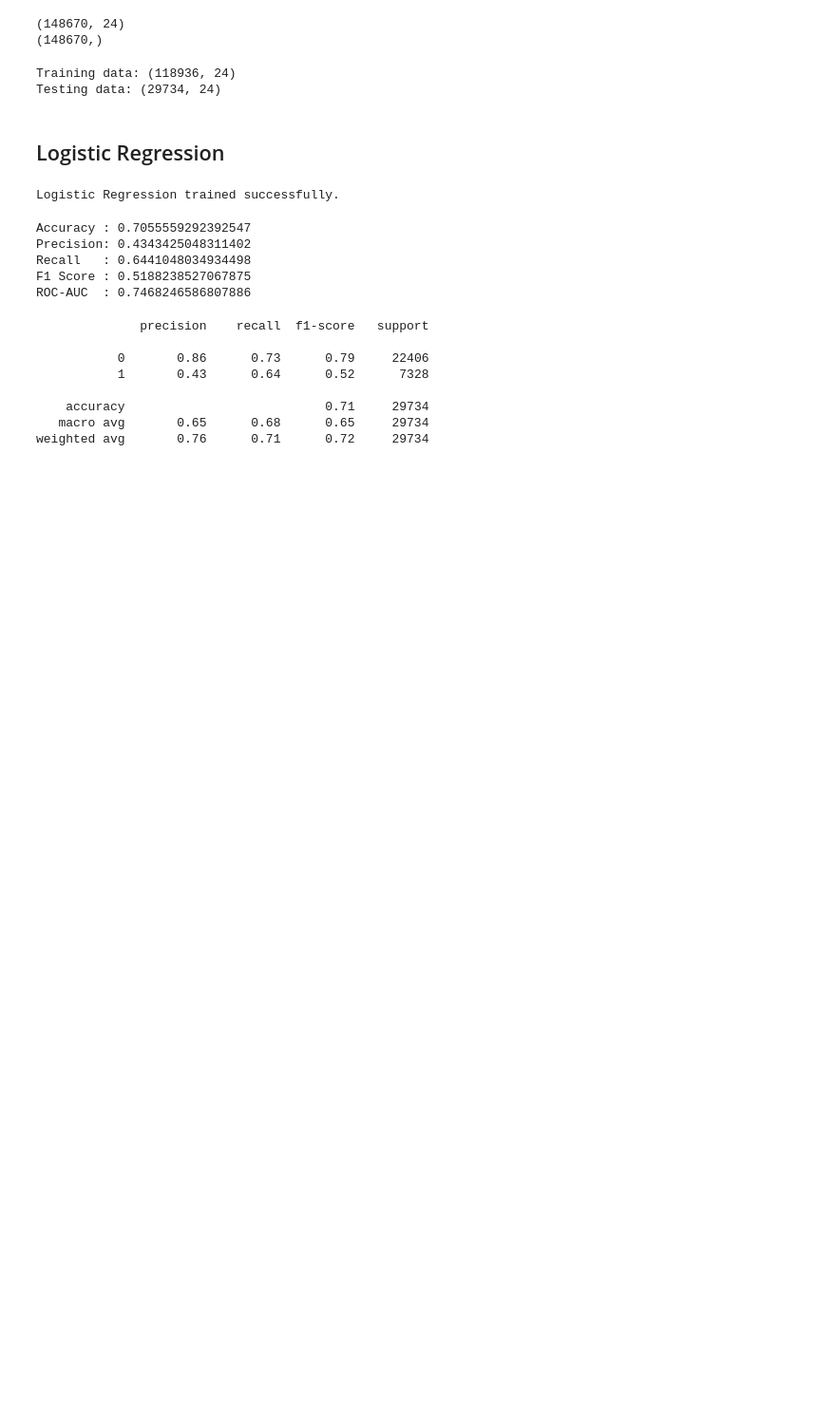
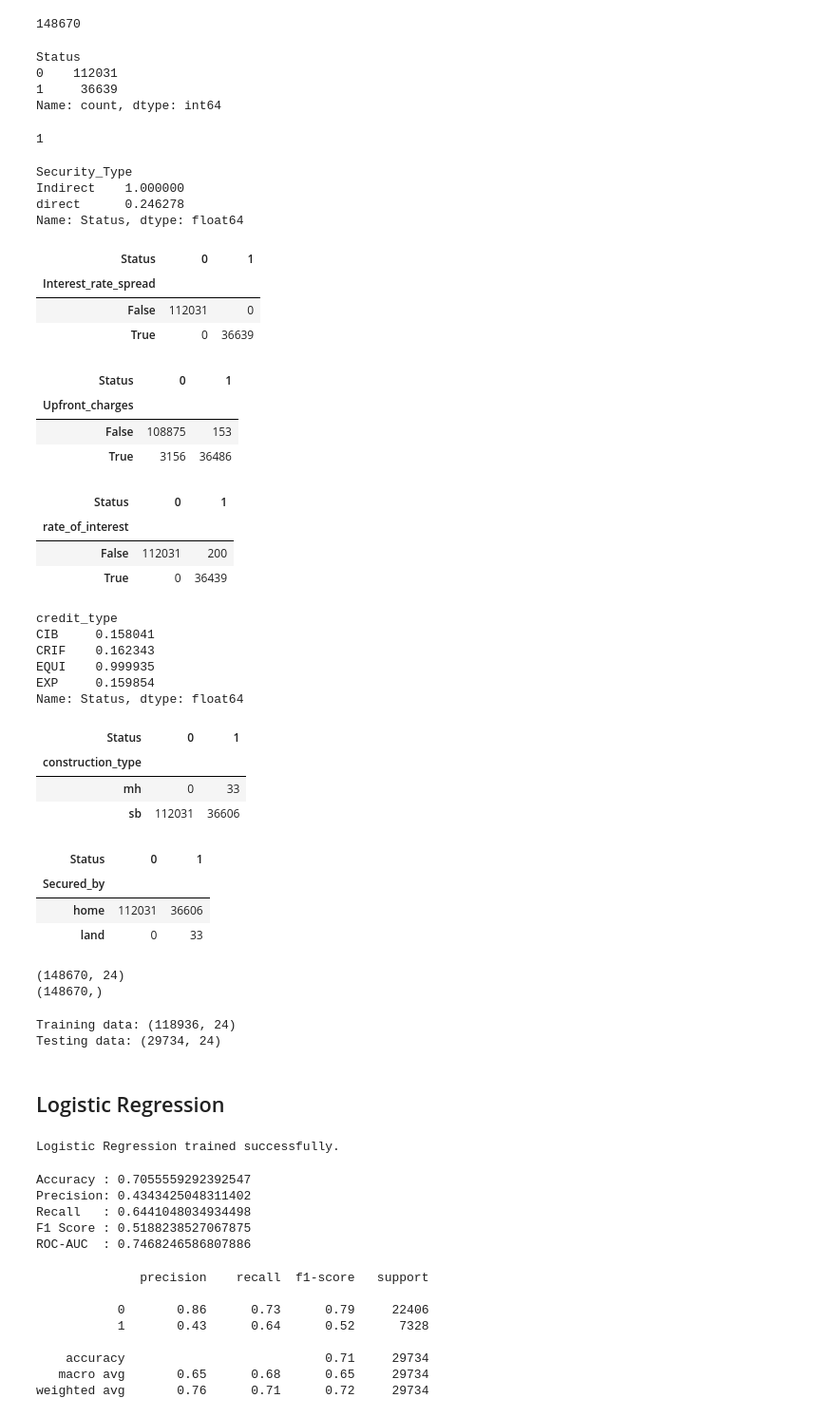
Before and after one commit to Kakul-07/Task-2, a Jupyter notebook: notebook/train.ipynb, the cells around one changed output. Shown at 95% size. Drawn from its saved outputs; the diff is of its cells as text; code cells hidden in the pictures; blank space fills up the shorter version.

```diff
--- a/notebook/train.ipynb
+++ b/notebook/train.ipynb
@@ -25,6 +25,72 @@ from preprocessing import preprocessor
 df = pd.read_csv("../Dataset/dataset.csv")
 # %%
 df["Security_Type"] = df["Security_Type"].replace("Indriect", "Indirect")
+# %%
+df["ID"].nunique()
+# %% [output]
+148670
+# %%
+df["Status"].value_counts()
+# %% [output]
+Status
+0    112031
+1     36639
+Name: count, dtype: int64
+# %%
+df["year"].nunique()
+# %% [output]
+1
+# %%
+df.groupby("Security_Type")["Status"].mean()
+# %% [output]
+Security_Type
+Indirect    1.000000
+direct      0.246278
+Name: Status, dtype: float64
+# %%
+pd.crosstab(df["Interest_rate_spread"].isna(), df["Status"])
+# %% [output]
+| Status | 0 | 1 |
+| Interest_rate_spread |  |  |
+| False | 112031 | 0 |
+| True | 0 | 36639 |
+# %%
+pd.crosstab(df["Upfront_charges"].isna(), df["Status"])
+# %% [output]
+| Status | 0 | 1 |
+| Upfront_charges |  |  |
+| False | 108875 | 153 |
+| True | 3156 | 36486 |
+# %%
+pd.crosstab(df["rate_of_interest"].isna(), df["Status"])
+# %% [output]
+| Status | 0 | 1 |
+| rate_of_interest |  |  |
+| False | 112031 | 200 |
+| True | 0 | 36439 |
+# %%
+df.groupby("credit_type")["Status"].mean()
+# %% [output]
+credit_type
+CIB     0.158041
+CRIF    0.162343
+EQUI    0.999935
+EXP     0.159854
+Name: Status, dtype: float64
+# %%
+pd.crosstab(df["construction_type"], df["Status"])
+# %% [output]
+| Status | 0 | 1 |
+| construction_type |  |  |
+| mh | 0 | 33 |
+| sb | 112031 | 36606 |
+# %%
+pd.crosstab(df["Secured_by"], df["Status"])
+# %% [output]
+| Status | 0 | 1 |
+| Secured_by |  |  |
+| home | 112031 | 36606 |
+| land | 0 | 33 |
 # %%
 X = df.drop(columns=[
     "ID",
```
Also changed, not shown: 3 other files.
